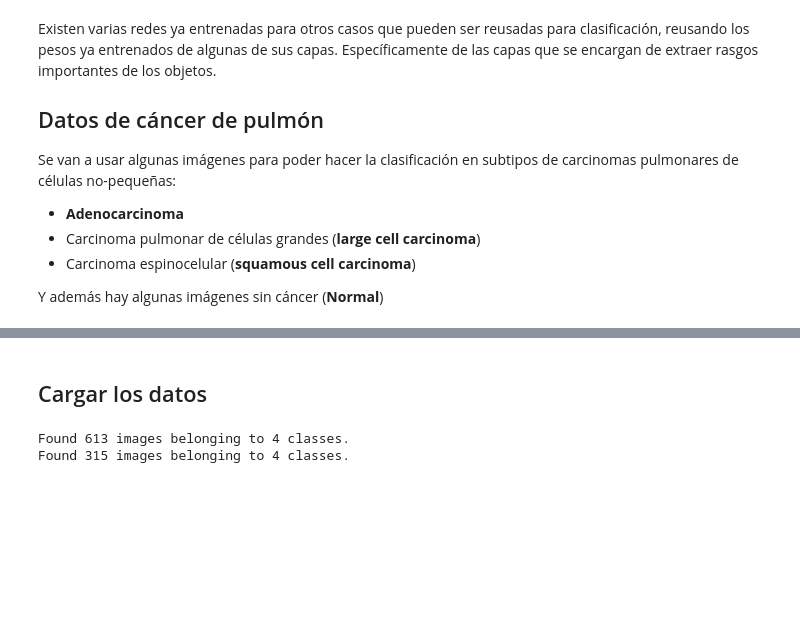
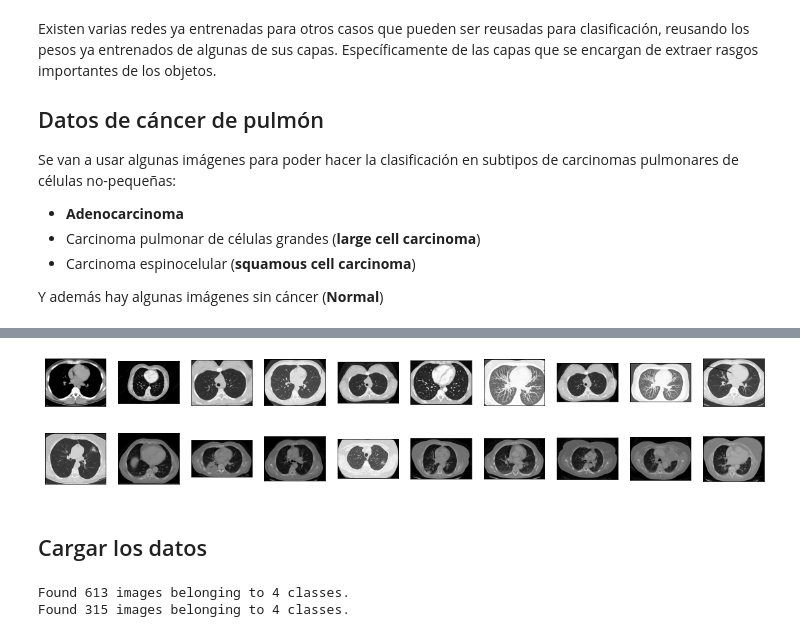
Before and after one commit to ibonetc/DeepLearning_Salud, a Jupyter notebook: DL_ClasificacionCancerPulmon.ipynb, the cells around one changed output, grey strips where cells are left out. Saved outputs shown, nothing was run; the diff lists cells and outputs as text; code cells hidden in the pictures; blank space fills up the shorter version.

```diff
--- a/DL_ClasificacionCancerPulmon.ipynb
+++ b/DL_ClasificacionCancerPulmon.ipynb
@@ -19,7 +57,20 @@ Y además hay algunas imágenes sin cáncer (**Normal**)
+# %%
+plt.figure(figsize=(20, 4))
+for i, (im1, im2) in enumerate(zip(normal[0:10], adenocarcinoma[0:10])):
+  ax = plt.subplot(2, 10, i + 1)
+  plt.imshow(plt.imread(im1))
+  ax.get_xaxis().set_visible(False)
+  ax.get_yaxis().set_visible(False)
+  ax = plt.subplot(2, 10, i + 1 + 10)
+  plt.imshow(plt.imread(im2))
+  ax.get_xaxis().set_visible(False)
+  ax.get_yaxis().set_visible(False)
+# %% [output]
+[figure, added]
+# %% [markdown]
+## Cargar los datos
 # %%
 from tensorflow.keras.preprocessing.image import ImageDataGenerator
-# %% [markdown]
-## Cargar los datos
 # %%
 datagen = ImageDataGenerator(rescale=1.0/255.0)
 # %%
```
Also changed, not shown: parts of 51 cells of this notebook.
